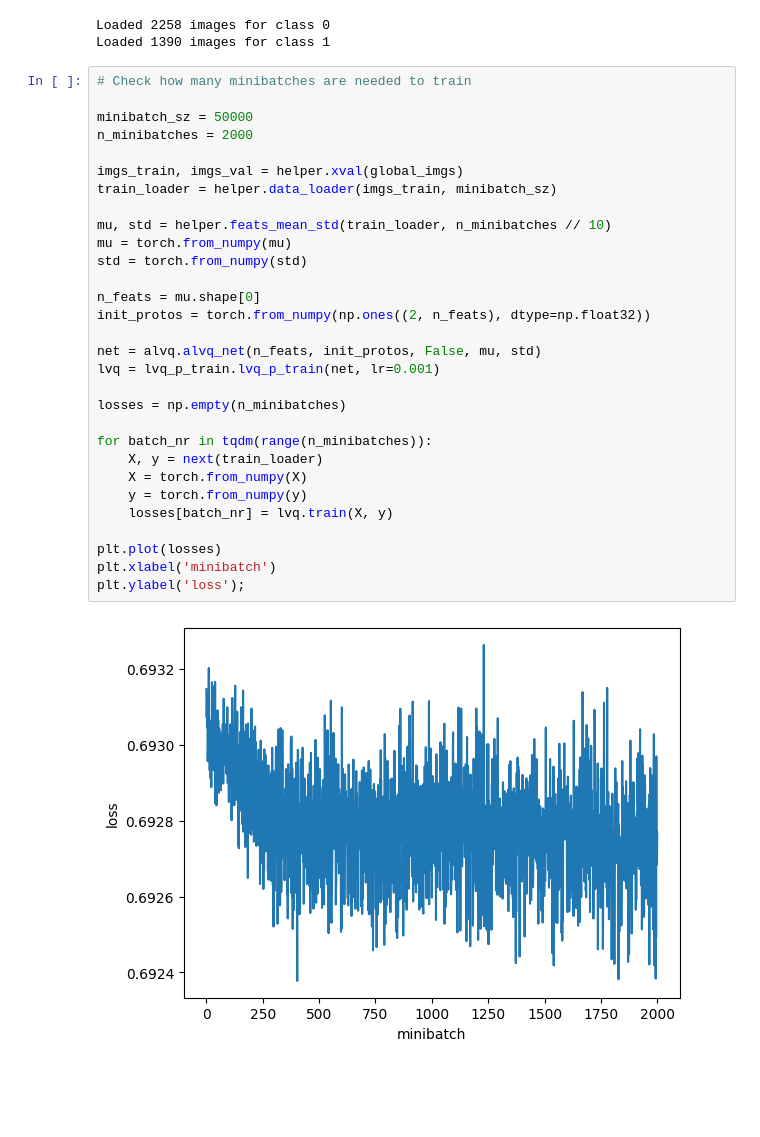
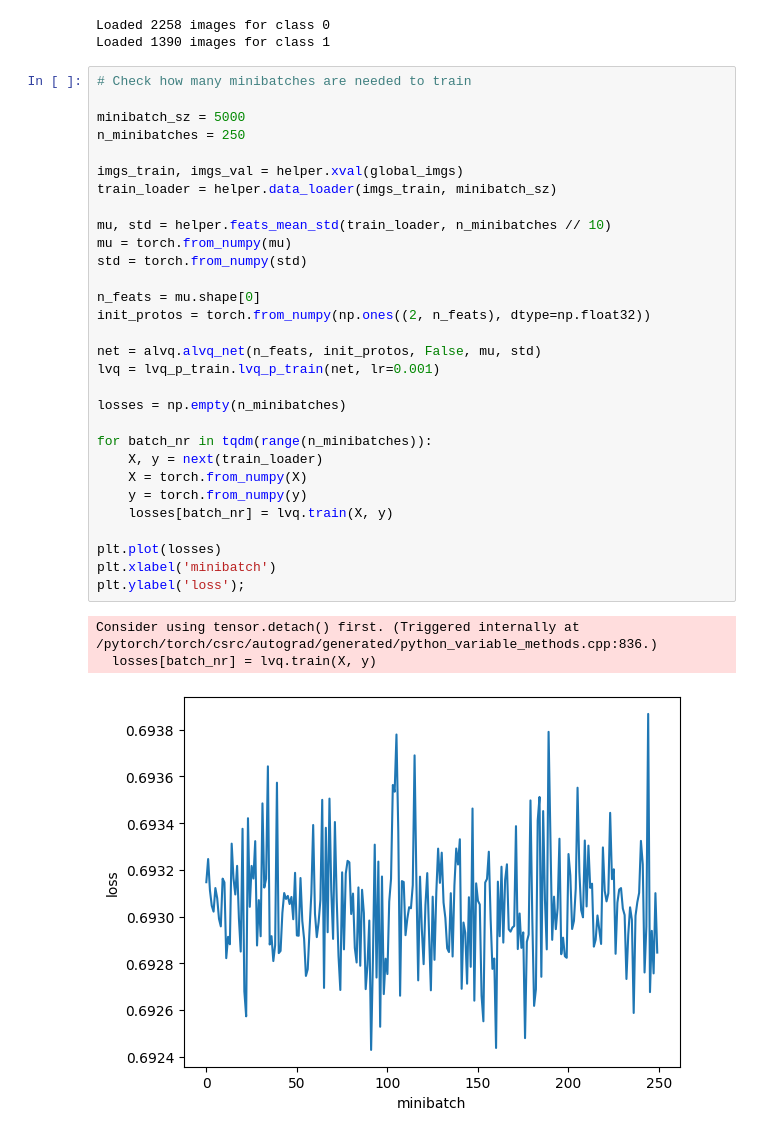
Before and after one commit to MartMonster/AlphaTreeLVQ, a Jupyter notebook: ALVQ/green-plants-model-training/croptimal_sobel.ipynb, the cells around one changed output. Cells and saved outputs as stored; diff of their text form; blank space fills up the shorter version.

```diff
--- a/ALVQ/green-plants-model-training/croptimal_sobel.ipynb
+++ b/ALVQ/green-plants-model-training/croptimal_sobel.ipynb
@@ -29,35 +29,37 @@ Loaded 1390 images for class 1
 # %%
 # Check how many minibatches are needed to train
 
-minibatch_sz = 50000
-n_minibatches = 2000
+minibatch_sz = 5000
+n_minibatches = 250
 
 imgs_train, imgs_val = helper.xval(global_imgs)
 train_loader = helper.data_loader(imgs_train, minibatch_sz)
 
 mu, std = helper.feats_mean_std(train_loader, n_minibatches // 10)
 mu = torch.from_numpy(mu)
 std = torch.from_numpy(std)
 
 n_feats = mu.shape[0]
 init_protos = torch.from_numpy(np.ones((2, n_feats), dtype=np.float32))
 
 net = alvq.alvq_net(n_feats, init_protos, False, mu, std)
 lvq = lvq_p_train.lvq_p_train(net, lr=0.001)
 
 losses = np.empty(n_minibatches)
 
 for batch_nr in tqdm(range(n_minibatches)):
     X, y = next(train_loader)
     X = torch.from_numpy(X)
     y = torch.from_numpy(y)
     losses[batch_nr] = lvq.train(X, y)
 
 plt.plot(losses)
 plt.xlabel('minibatch')
 plt.ylabel('loss');
 # %% [output]
+Consider using tensor.detach() first. (Triggered internally at /pytorch/torch/csrc/autograd/generated/python_variable_methods.cpp:836.)
+  losses[batch_nr] = lvq.train(X, y)
-[figure, old version]
+[figure, new version]
 # %%
 # Train probabilistic angular LVQ
 
```
Also changed, not shown: parts of 4 cells of this notebook, 5 other files.
